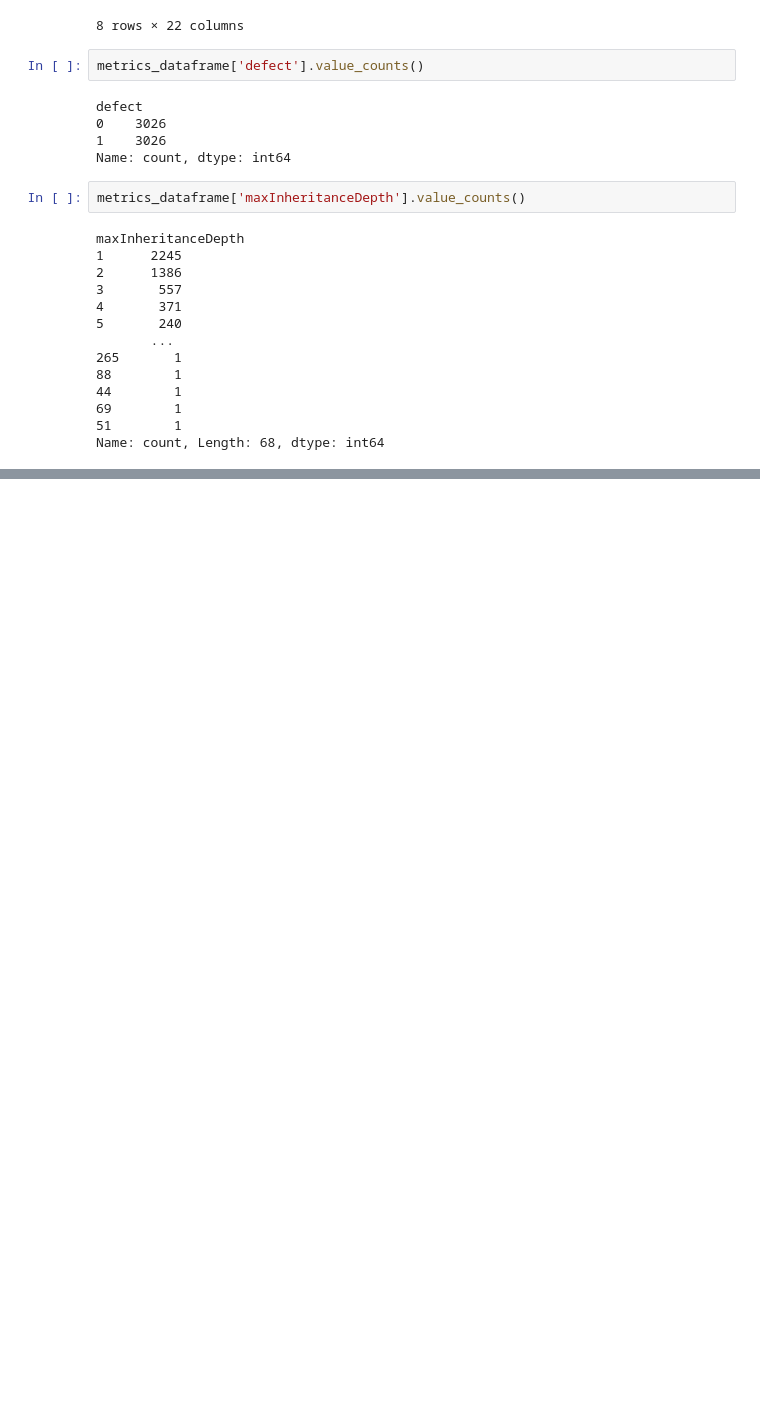
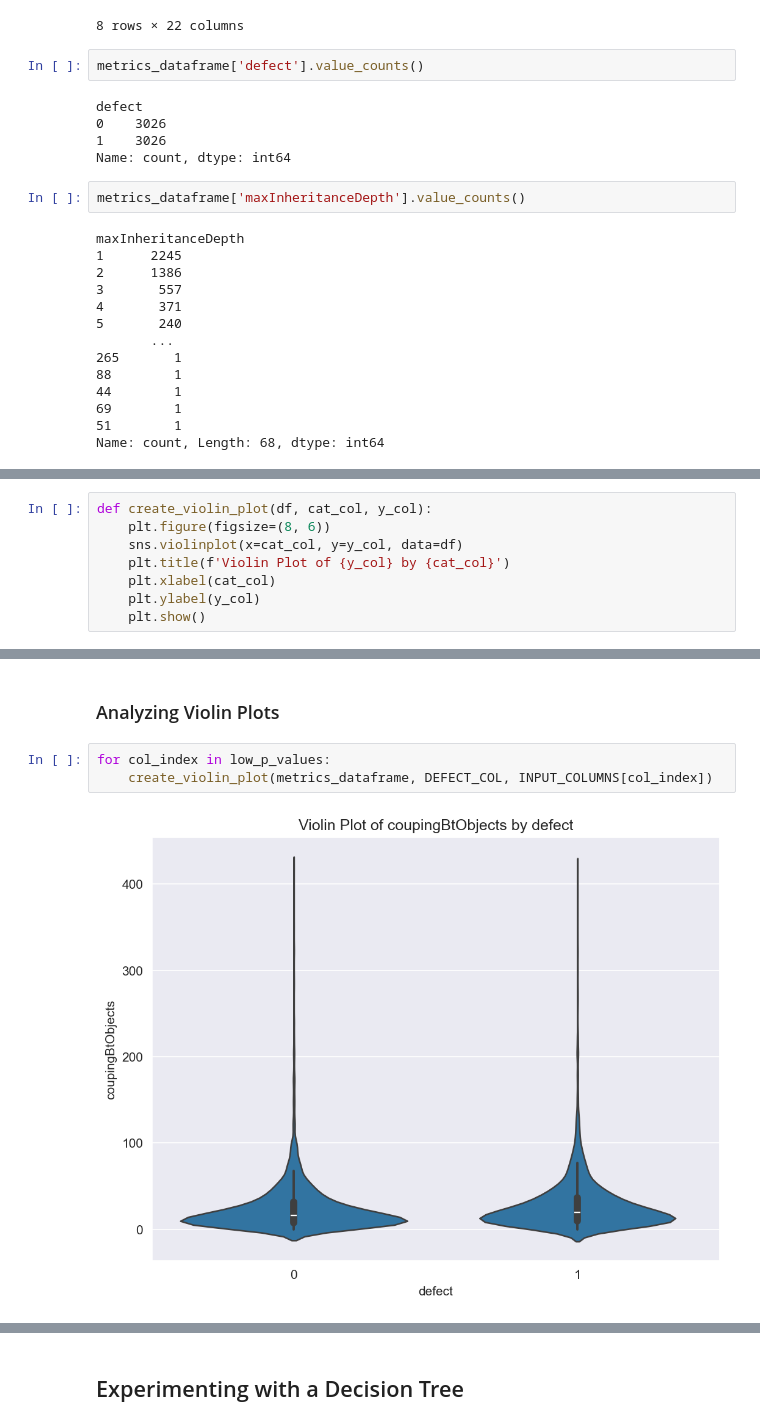
Before and after one commit to Snakekill88/AI_Tools_Final_Project, a Jupyter notebook: AI_Tools_Final_Project.ipynb, the cells around one changed output, grey strips where cells are left out. Drawn from its saved outputs; the diff is of its cells as text; blank space fills up the shorter version.

```diff
--- a/AI_Tools_Final_Project.ipynb
+++ b/AI_Tools_Final_Project.ipynb
@@ -239,0 +265,8 @@ Name: count, Length: 68, dtype: int64
+# %%
+def create_violin_plot(df, cat_col, y_col):
+    plt.figure(figsize=(8, 6))
+    sns.violinplot(x=cat_col, y=y_col, data=df)
+    plt.title(f'Violin Plot of {y_col} by {cat_col}')
+    plt.xlabel(cat_col)
+    plt.ylabel(y_col)
+    plt.show()
@@ -239,0 +322,7 @@ Name: count, Length: 68, dtype: int64
+# %% [markdown]
+### Analyzing Violin Plots
+# %%
+for col_index in low_p_values:
+    create_violin_plot(metrics_dataframe, DEFECT_COL, INPUT_COLUMNS[col_index])
+# %% [output]
+[figure, added]
@@ -239,0 +331,2 @@ Name: count, Length: 68, dtype: int64
+# %% [markdown]
+## Experimenting with a Decision Tree
```
Also changed, not shown: parts of 22 cells of this notebook, 1 other file.
